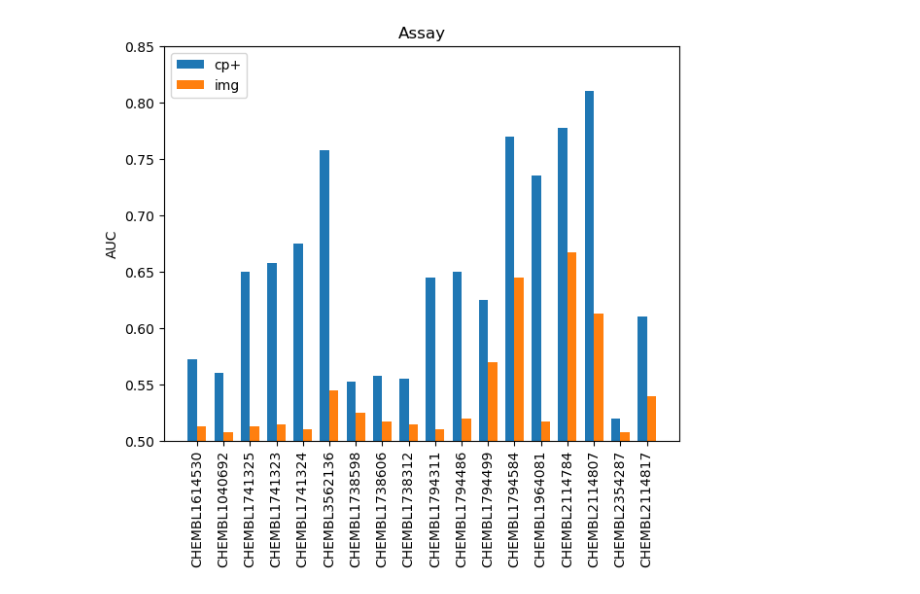
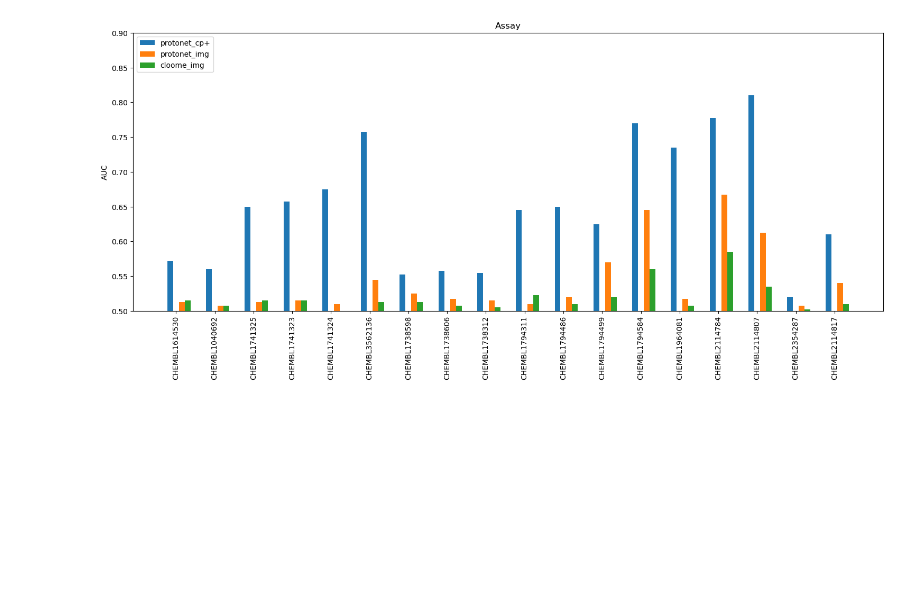
Before and after one commit to son-ha-264/FSL_CP, a Jupyter notebook: result/notebook/model_comparision.ipynb, the cells around one changed output. Drawn from its saved outputs; the diff is of its cells as text; code cells hidden in the pictures; blank space fills up the shorter version.

```diff
--- a/result/notebook/model_comparision.ipynb
+++ b/result/notebook/model_comparision.ipynb
@@ -4,8 +4,12 @@ import matplotlib.pyplot as plt
 import numpy as np
 import seaborn as sns
 # %%
-df_proto_cp_result = pd.read_csv('../result_summary/protonet_cp+_result_summary.csv')
+df_proto_cp_result = pd.read_csv('../result_summary/protonet_cp_result_summary.csv')
+df_proto_cp_plus_result = pd.read_csv('../result_summary/protonet_cp+_result_summary.csv')
+df_multitask_cp_plus_result = pd.read_csv('../result_summary/multitask_cp+_result_summary.csv')
+
 df_proto_img_result = pd.read_csv('../result_summary/protonet_img_result_summary.csv')
+df_cloome_img_result = pd.read_csv('../result_summary/cloome_img_result_summary.csv')
 # %%
 proto_img_after_16 = np.array([float(df_proto_img_result['16_auc_after_train'][i].split('+/-')[0]) for i in range(len(df_proto_img_result))])
 proto_img_after_32 = np.array([float(df_proto_img_result['32_auc_after_train'][i].split('+/-')[0]) for i in range(len(df_proto_img_result))])
@@ -16,34 +20,55 @@ proto_cp_after_16 = np.array([float(df_proto_cp_result['16_auc_after_train'][i].
 proto_cp_after_32 = np.array([float(df_proto_cp_result['32_auc_after_train'][i].split('+/-')[0]) for i in range(len(df_proto_cp_result))])
 proto_cp_after_64 = np.array([float(df_proto_cp_result['64_auc_after_train'][i].split('+/-')[0]) for i in range(len(df_proto_cp_result))])
 proto_cp_after_96 = np.array([float(df_proto_cp_result['96_auc_after_train'][i].split('+/-')[0]) for i in range(len(df_proto_cp_result))])
+
+proto_cp_plus_after_16 = np.array([float(df_proto_cp_plus_result['16_auc_after_train'][i].split('+/-')[0]) for i in range(len(df_proto_cp_plus_result))])
+proto_cp_plus_after_32 = np.array([float(df_proto_cp_plus_result['32_auc_after_train'][i].split('+/-')[0]) for i in range(len(df_proto_cp_plus_result))])
+proto_cp_plus_after_64 = np.array([float(df_proto_cp_plus_result['64_auc_after_train'][i].split('+/-')[0]) for i in range(len(df_proto_cp_plus_result))])
+proto_cp_plus_after_96 = np.array([float(df_proto_cp_plus_result['96_auc_after_train'][i].split('+/-')[0]) for i in range(len(df_proto_cp_plus_result))])
+
+cloome_img_16 = np.array([float(df_cloome_img_result['16'][i].split('+/-')[0]) for i in range(len(df_cloome_img_result))])
+cloome_img_32 = np.array([float(df_cloome_img_result['32'][i].split('+/-')[0]) for i in range(len(df_cloome_img_result))])
+cloome_img_64 = np.array([float(df_cloome_img_result['64'][i].split('+/-')[0]) for i in range(len(df_cloome_img_result))])
+cloome_img_96 = np.array([float(df_cloome_img_result['96'][i].split('+/-')[0]) for i in range(len(df_cloome_img_result))])
+
+multitask_cp_plus_16 = np.array([float(df_multitask_cp_plus_result['16'][i].split('+/-')[0]) for i in range(len(df_multitask_cp_plus_result))])
+multitask_cp_plus_32 = np.array([float(df_multitask_cp_plus_result['32'][i].split('+/-')[0]) for i in range(len(df_multitask_cp_plus_result))])
+multitask_cp_plus_64 = np.array([float(df_multitask_cp_plus_result['64'][i].split('+/-')[0]) for i in range(len(df_multitask_cp_plus_result))])
+multitask_cp_plus_96 = np.array([float(df_multitask_cp_plus_result['96'][i].split('+/-')[0]) for i in range(len(df_multitask_cp_plus_result))])
 # %%
-# Improvements for each assay 1
-avg_cp = np.mean([proto_cp_after_16, proto_cp_after_32, proto_cp_after_64, proto_cp_after_96], axis=0)
-avg_img = np.mean([proto_img_after_16, proto_img_after_32, proto_img_after_64, proto_img_after_96], axis=0)
+# Improvements for each assay
+#avg_proto_cp = np.mean([proto_cp_after_16, proto_cp_after_32, proto_cp_after_64, proto_cp_after_96], axis=0)
+avg_proto_cp_plus = np.mean([proto_cp_plus_after_16, proto_cp_plus_after_32, proto_cp_plus_after_64, proto_cp_plus_after_96], axis=0)
+avg_proto_img = np.mean([proto_img_after_16, proto_img_after_32, proto_img_after_64, proto_img_after_96], axis=0)
+avg_cloome_img = np.mean([cloome_img_16, cloome_img_32, cloome_img_64, cloome_img_96], axis=0)
+avg_multitask_img = np.mean([multitask_cp_plus_16, multitask_cp_plus_32, multitask_cp_plus_64, multitask_cp_plus_96], axis=0)
 labels = list(df_proto_cp_result['assay_chembl_id'])
 
 x = np.arange(len(labels))  # the label locations
-width = 0.35  # the width of the bars
+width = 0.15  # the width of the bars
 
 fig, ax = plt.subplots()
-rects1 = ax.bar(x - width/2, avg_cp, width, label='cp+')
-rects2 = ax.bar(x + width/2, avg_img, width, label='img')
+fig.set_size_inches(15, 6)
+rects1 = ax.bar(x - width, avg_proto_cp_plus, width, label='protonet_cp+')
+#rects4 = ax.bar(x, avg_multitask_img, width, label='multitask_cp+')
+rects2 = ax.bar(x + width, avg_proto_img, width, label='protonet_img')
+rects3 = ax.bar(x + 2*width, avg_cloome_img, width, label='cloome_img')
 
 # Add some text for labels, title and custom x-axis tick labels, etc.
 ax.set_ylabel('AUC')
 ax.set_title('Assay')
 ax.set_xticks(x, labels)
 ax.legend(loc='upper left')
 
 #ax.bar_label(rects1, padding=3)
 #ax.bar_label(rects2, padding=3)
 
 fig.tight_layout()
 
 plt.tick_params(axis='x', labelrotation=90)
 
-plt.ylim([0.5, 0.85])
+plt.ylim([0.5, 0.9])
 
 plt.show()
 # %% [output]
-[figure, old version]
+[figure, new version]
```
Also changed, not shown: parts of 4 cells of this notebook, 11 other files.
